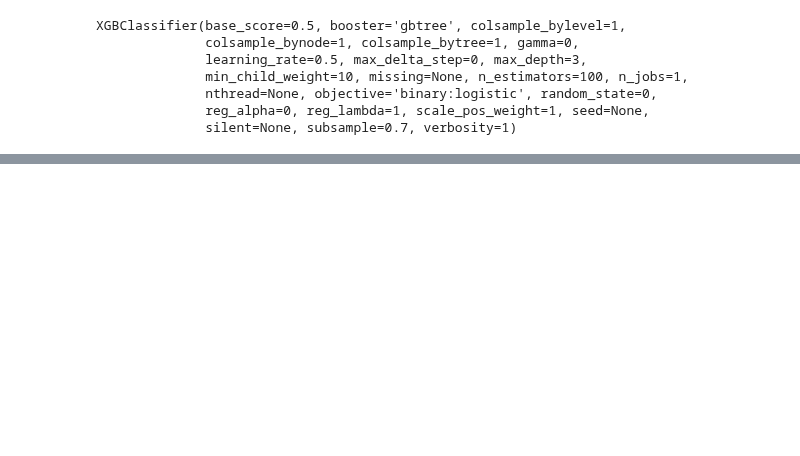
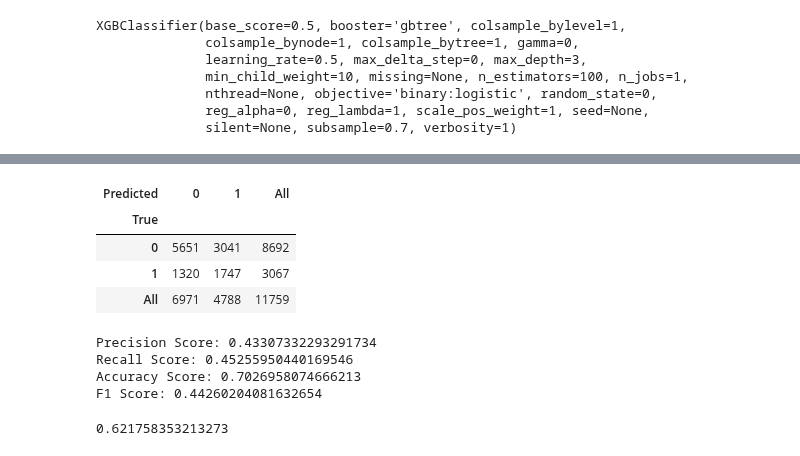
Before and after one commit to JonBebi/Kickfinisher, a Jupyter notebook: Kick_2016.ipynb, the cells around one changed output, grey strips where cells are left out. Cells and saved outputs as stored; diff of their text form; code cells hidden in the pictures; blank space fills up the shorter version.

```diff
--- a/Kick_2016.ipynb
+++ b/Kick_2016.ipynb
@@ -830,0 +881,2 @@ pd.crosstab(y_test, y_pred, rownames=['True'], colnames=['Predicted'], margins=T
+# %%
+y_pred = knn.predict(ca)
@@ -830,0 +894,8 @@ pd.crosstab(y_test, y_pred, rownames=['True'], colnames=['Predicted'], margins=T
+# %%
+pd.crosstab(y_test, y_pred, rownames=['True'], colnames=['Predicted'], margins=True)
+# %% [output]
+| Predicted | 0 | 1 | All |
+| True |  |  |  |
+| 0 | 5651 | 3041 | 8692 |
+| 1 | 1320 | 1747 | 3067 |
+| All | 6971 | 4788 | 11759 |
@@ -830,0 +904,11 @@ pd.crosstab(y_test, y_pred, rownames=['True'], colnames=['Predicted'], margins=T
+# %%
+print_metrics(y_test, y_pred)
+# %% [output]
+Precision Score: 0.43307332293291734
+Recall Score: 0.45255950440169546
+Accuracy Score: 0.7026958074666213
+F1 Score: 0.44260204081632654
+# %%
+roc_auc_score(y_test, y_pred)
+# %% [output]
+0.621758353213273
```
Also changed, not shown: parts of 45 cells of this notebook.
